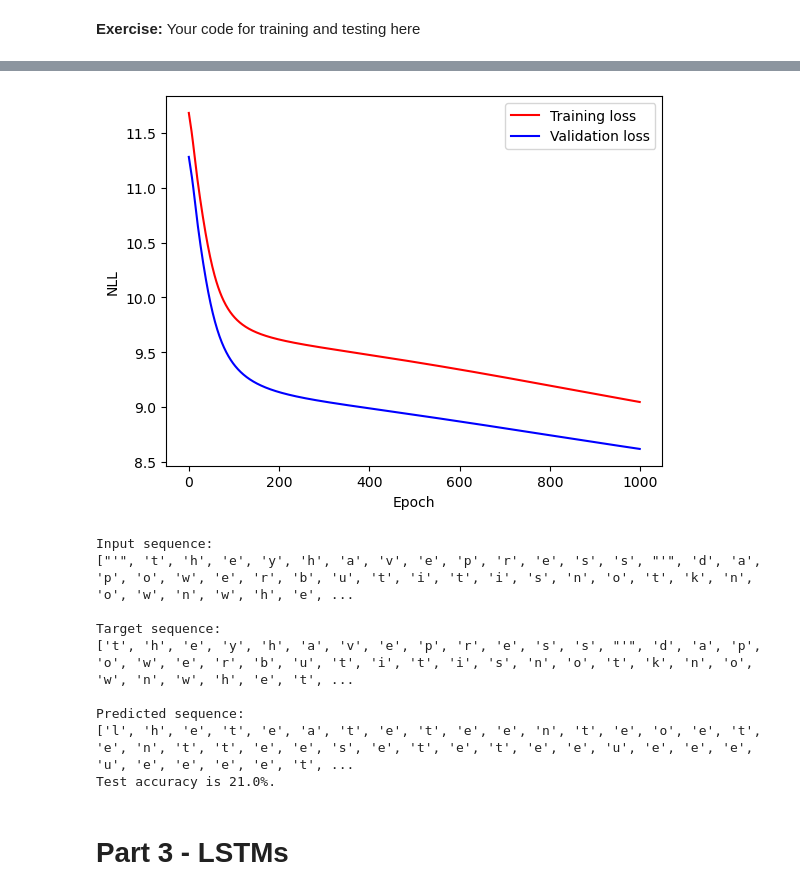
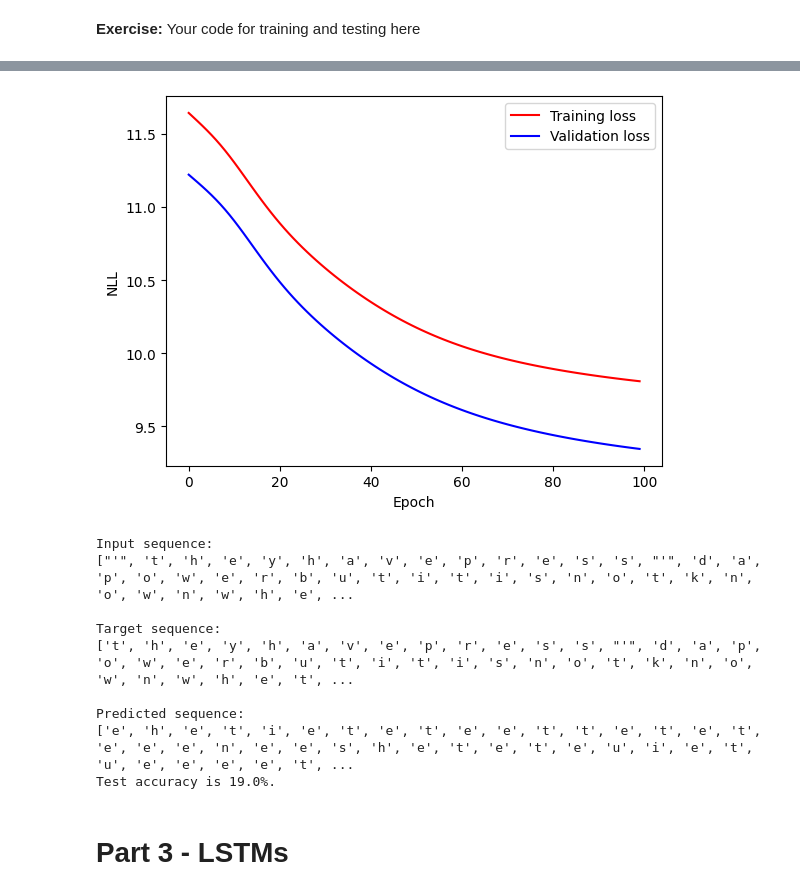
Before and after one commit to vachanaj/D7046E, a Jupyter notebook: ann2/ANN-Exercise-2.ipynb, the cells around one changed output, grey strips where cells are left out. Drawn from its saved outputs; the diff is of its cells as text; code cells hidden in the pictures.

```diff
--- a/ann2/ANN-Exercise-2.ipynb
+++ b/ann2/ANN-Exercise-2.ipynb
@@ -615,7 +615,7 @@ import matplotlib.pyplot as plt
 %matplotlib inline
 
 # Hyper-parameters
-num_epochs = 1000
+num_epochs = 100
 hidden_size = 50
 
 # Initialize a new network
@@ -751,4 +744,4 @@ Predicted sequence:
-[figure, old version]
+[figure, new version]
 # %%
 # Testing your network
 
@@ -790,8 +783,8 @@ Target sequence:
 ['t', 'h', 'e', 'y', 'h', 'a', 'v', 'e', 'p', 'r', 'e', 's', 's', "'", 'd', 'a', 'p', 'o', 'w', 'e', 'r', 'b', 'u', 't', 'i', 't', 'i', 's', 'n', 'o', 't', 'k', 'n', 'o', 'w', 'n', 'w', 'h', 'e', 't', ...
 
 Predicted sequence:
-['l', 'h', 'e', 't', 'e', 'a', 't', 'e', 't', 'e', 'e', 'n', 't', 'e', 'o', 'e', 't', 'e', 'n', 't', 't', 'e', 'e', 's', 'e', 't', 'e', 't', 'e', 'e', 'u', 'e', 'e', 'e', 'u', 'e', 'e', 'e', 'e', 't', ...
-Test accuracy is 21.0%.
+['e', 'h', 'e', 't', 'i', 'e', 't', 'e', 't', 'e', 'e', 't', 't', 'e', 't', 'e', 't', 'e', 'e', 'e', 'n', 'e', 'e', 's', 'h', 'e', 't', 'e', 't', 'e', 'u', 'i', 'e', 't', 'u', 'e', 'e', 'e', 'e', 't', ...
+Test accuracy is 19.0%.
 # %% [markdown]
 # Part 3 - LSTMs
 # %% [markdown]
```
Also changed, not shown: parts of 10 cells of this notebook.
